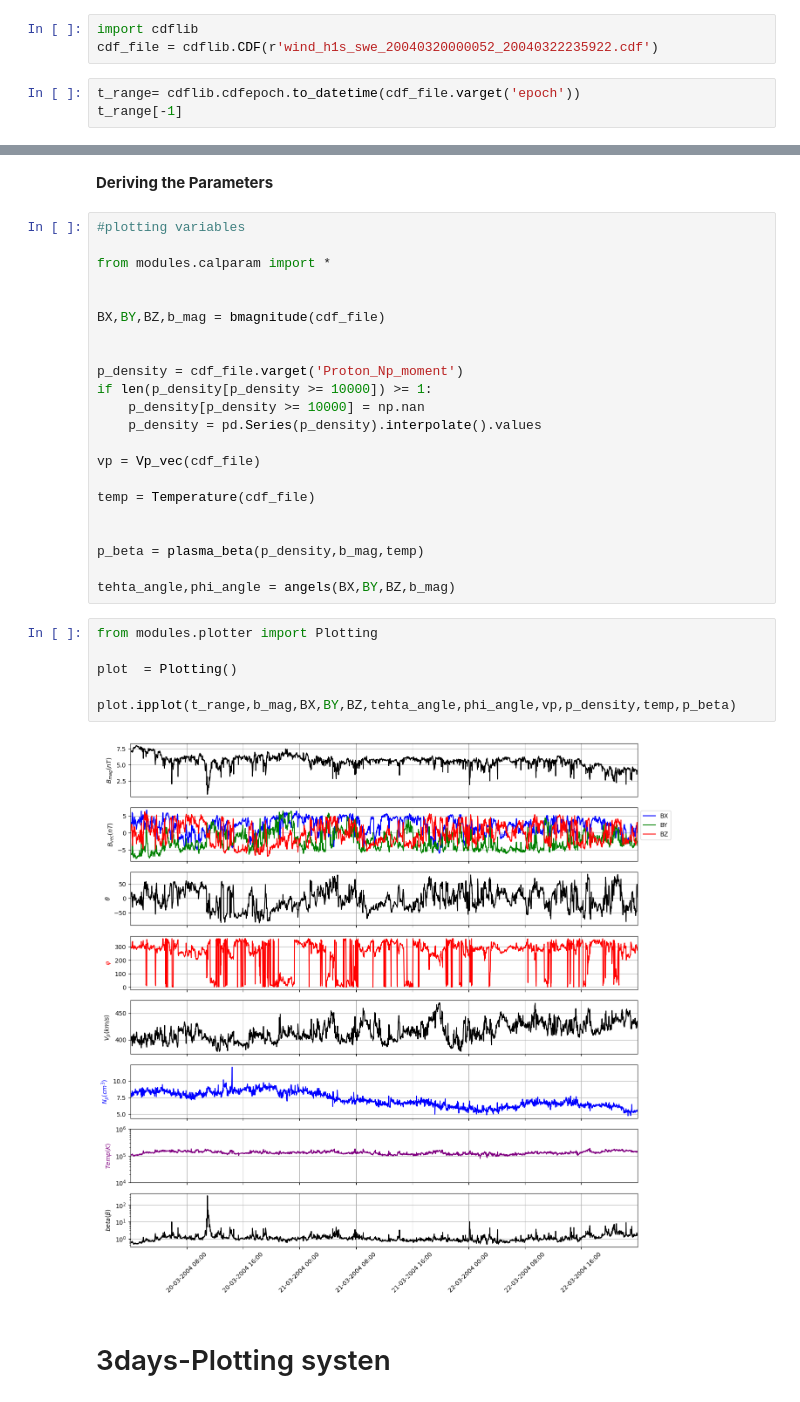
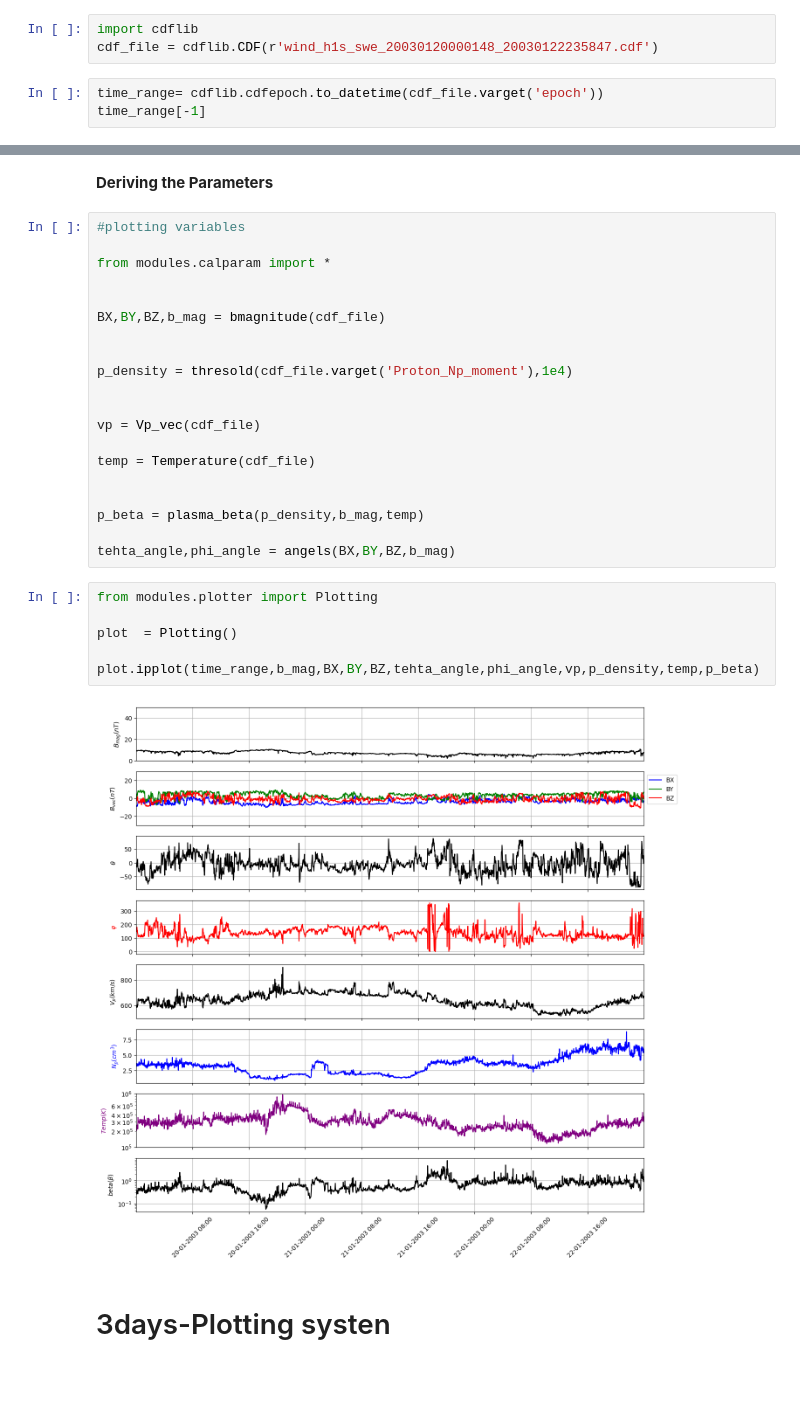
Before and after one commit to Tobaisfire/ICME-ML, a Jupyter notebook: Pyspedas.ipynb, the cells around one changed output, grey strips where cells are left out. Cells and saved outputs as stored; diff of their text form.

```diff
--- a/Pyspedas.ipynb
+++ b/Pyspedas.ipynb
@@ -11,8 +10,8 @@ from modules.calparam import *
 **Using CDFLIB**
 # %%
 import cdflib
-cdf_file = cdflib.CDF(r'wind_h1s_swe_20040320000052_20040322235922.cdf')
+cdf_file = cdflib.CDF(r'wind_h1s_swe_20030120000148_20030122235847.cdf')
 # %%
-t_range= cdflib.cdfepoch.to_datetime(cdf_file.varget('epoch'))
-t_range[-1]
+time_range= cdflib.cdfepoch.to_datetime(cdf_file.varget('epoch'))
+time_range[-1]
 # %% [output]
@@ -30,10 +29,8 @@ from modules.calparam import *
 BX,BY,BZ,b_mag = bmagnitude(cdf_file)
 
 
-p_density = cdf_file.varget('Proton_Np_moment')
-if len(p_density[p_density >= 10000]) >= 1:
-    p_density[p_density >= 10000] = np.nan
-    p_density = pd.Series(p_density).interpolate().values
+p_density = thresold(cdf_file.varget('Proton_Np_moment'),1e4)
+
 
 vp = Vp_vec(cdf_file)
 
@@ -46,11 +43,11 @@ tehta_angle,phi_angle = angels(BX,BY,BZ,b_mag)
 # %%
 from modules.plotter import Plotting
 
 plot  = Plotting()
 
-plot.ipplot(t_range,b_mag,BX,BY,BZ,tehta_angle,phi_angle,vp,p_density,temp,p_beta)
+plot.ipplot(time_range,b_mag,BX,BY,BZ,tehta_angle,phi_angle,vp,p_density,temp,p_beta)
 # %% [output]
-[figure, old version]
+[figure, new version]
 # %% [markdown]
 # 3days-Plotting systen
 # %%
```
Also changed, not shown: parts of 2 cells of this notebook, 1 other file.
